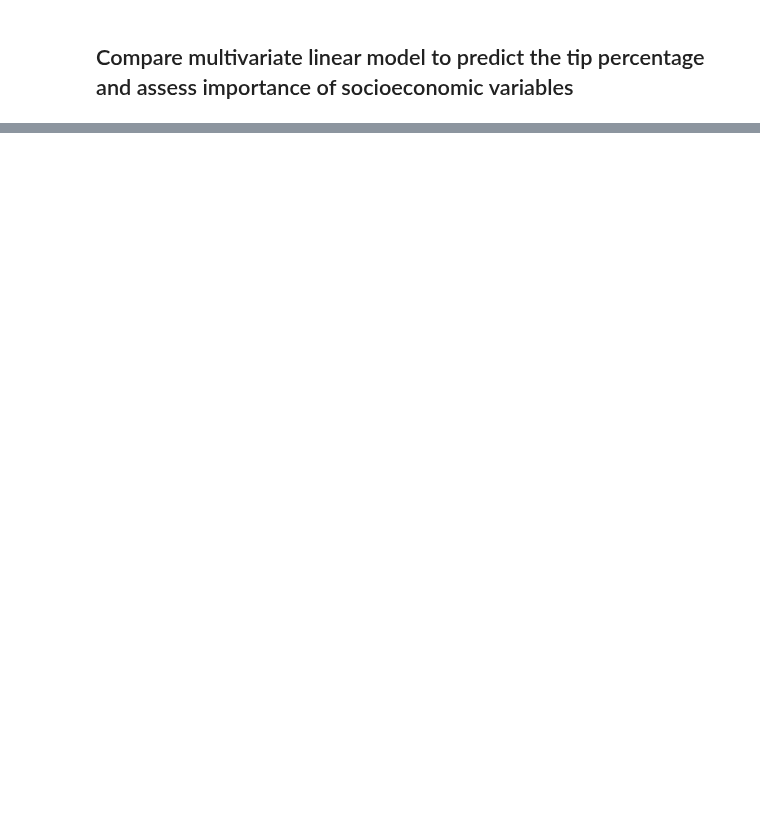
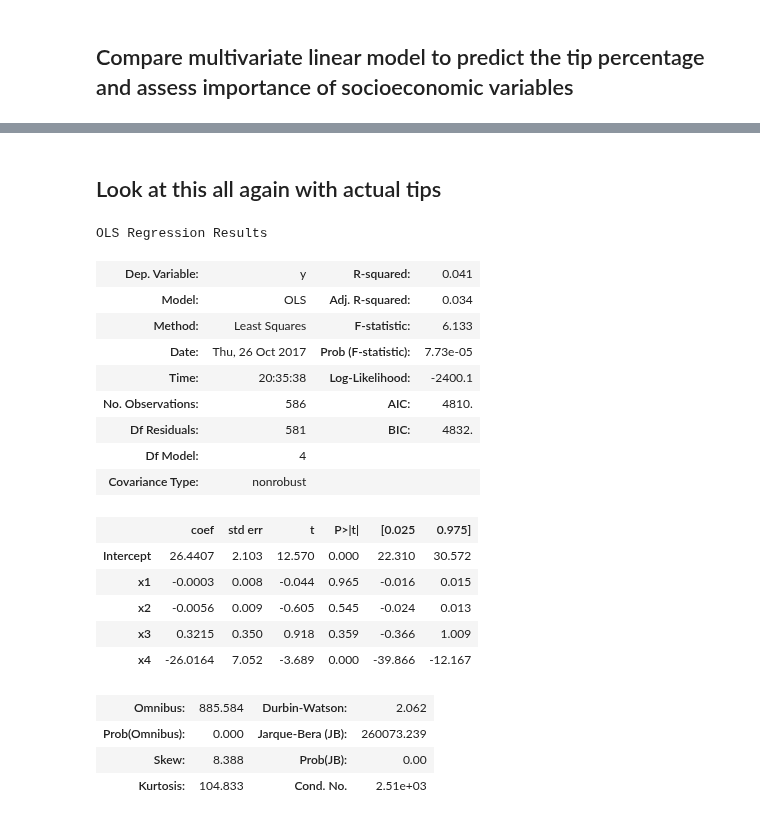
Before and after one commit to seanandrewchen/PUI2017_sac820, a Jupyter notebook: Midterm_sac820/PUI2017_Midterm_sac820.ipynb, the cells around one changed output, grey strips where cells are left out. Drawn from its saved outputs; the diff is of its cells as text; code cells hidden in the pictures; blank space fills up the shorter version.

```diff
--- a/Midterm_sac820/PUI2017_Midterm_sac820.ipynb
+++ b/Midterm_sac820/PUI2017_Midterm_sac820.ipynb
@@ -442,0 +475,30 @@ OLS Regression Results
+# %% [markdown]
+## Look at this all again with actual tips
+# %%
+newerData = data[data['Tip Percent'] > 0]
+# %%
+df = pd.DataFrame({'y':newerData['Tip Percent'], 'x1':newerData['Destination Income'], 'x2':newerData['Departure Income'],
+                  'x3':newerData['Trip Distance'], 'x4':newerData['Duration']})
+multivariateModel_4 = smf.ols('y ~ x1 + x2 + x3 + x4', data=df).fit()
+multivariateModel_4.summary()
+# %% [output]
+OLS Regression Results
+| Dep. Variable: | y | R-squared: | 0.041 |
+| Model: | OLS | Adj. R-squared: | 0.034 |
+| Method: | Least Squares | F-statistic: | 6.133 |
+| Date: | Thu, 26 Oct 2017 | Prob (F-statistic): | 7.73e-05 |
+| Time: | 20:35:38 | Log-Likelihood: | -2400.1 |
+| No. Observations: | 586 | AIC: | 4810. |
+| Df Residuals: | 581 | BIC: | 4832. |
+| Df Model: | 4 |  |  |
+| Covariance Type: | nonrobust |  |  |
+|  | coef | std err | t | P>|t| | [0.025 | 0.975] |
+| Intercept | 26.4407 | 2.103 | 12.570 | 0.000 | 22.310 | 30.572 |
+| x1 | -0.0003 | 0.008 | -0.044 | 0.965 | -0.016 | 0.015 |
+| x2 | -0.0056 | 0.009 | -0.605 | 0.545 | -0.024 | 0.013 |
+| x3 | 0.3215 | 0.350 | 0.918 | 0.359 | -0.366 | 1.009 |
+| x4 | -26.0164 | 7.052 | -3.689 | 0.000 | -39.866 | -12.167 |
+| Omnibus: | 885.584 | Durbin-Watson: | 2.062 |
+| Prob(Omnibus): | 0.000 | Jarque-Bera (JB): | 260073.239 |
+| Skew: | 8.388 | Prob(JB): | 0.00 |
+| Kurtosis: | 104.833 | Cond. No. | 2.51e+03 |
```
Also changed, not shown: parts of 9 cells of this notebook.
